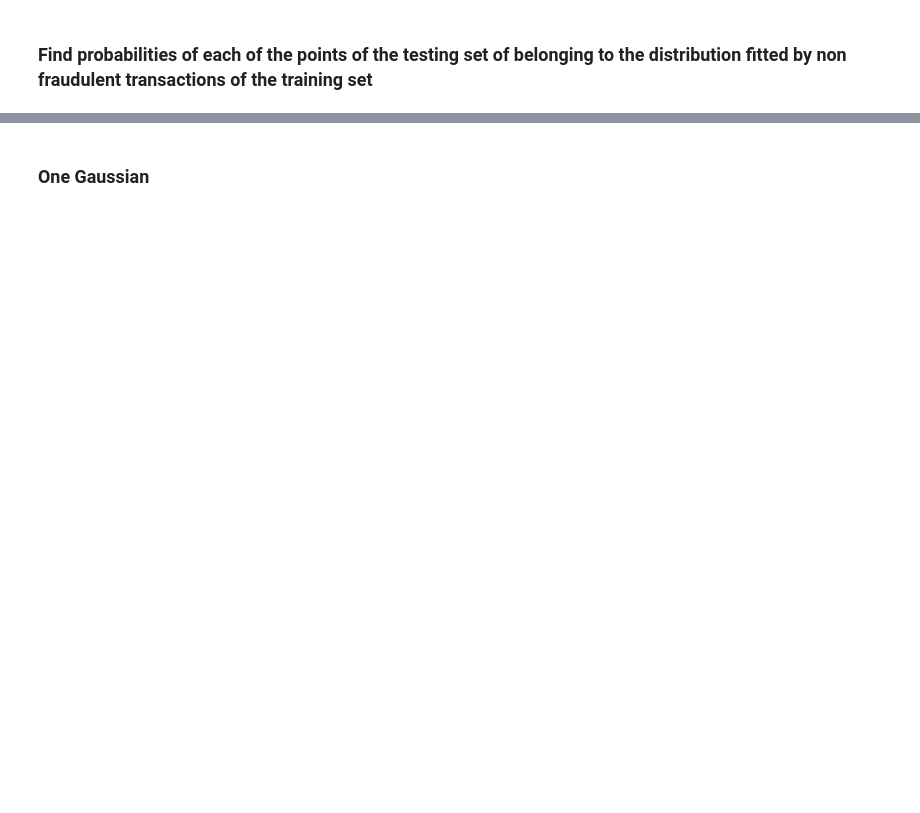
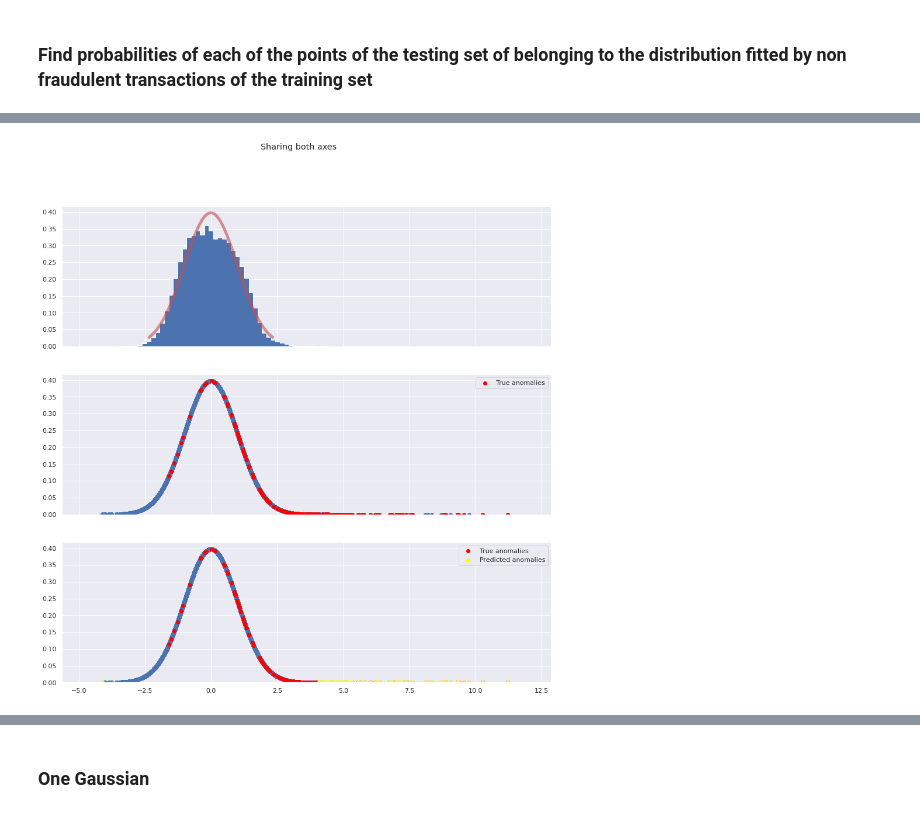
Before and after one commit to armandordorica/APS1070_Anomaly_Detection, a Jupyter notebook: APS1070_Project_2_part_2_only.ipynb, the cells around one changed output, grey strips where cells are left out. Saved outputs shown, nothing was run; the diff lists cells and outputs as text; code cells hidden in the pictures; blank space fills up the shorter version.

Commit message:
Calculate optimal epsilon

```diff
--- a/APS1070_Project_2_part_2_only.ipynb
+++ b/APS1070_Project_2_part_2_only.ipynb
@@ -225,8 +230,12 @@ y = df['Class']
 X = df.loc[:, df.columns != 'Class']
 
 X_train, X_test, y_train, y_test = train_test_split(X, y, test_size=0.33, random_state=1)
+
+y_train = y_train.to_frame()
+filter_indices = y_train[y_train['Class']==0].index
+
 non_fraud_X_train = X_train.loc[filter_indices]
 # %%
-epsilons = np.arange(0.01,0.5,0.05)
+epsilons = np.arange(0.0001,0.3,0.01)
 epsilons
 # %% [output]
@@ -324,7 +248,0 @@ plt.legend()
-# %%
-from sklearn.metrics import f1_score
-y_true = summary_df['y_test']
-y_pred = summary_df['y_pred']
-
-f1_score = f1_score(y_true, y_pred)
-f1_score
@@ -342,0 +249,81 @@ results
+# %%
+
+for i in range(0, len(epsilons)):
+  var_name = 'V11'
+  epsilon = epsilons[i]
+  print("Epsilon: {}".format(epsilon))
+
+  arr = np.array(non_fraud_X_train[var_name])
+  std_dev = np.std(arr)
+  mean = np.mean(arr)
+
+
+  norm = stats.norm(
+
+      loc = mean,  ### REPLACE "0" WITH YOUR CODE TO GET THE MEAN OF V11 ###
+      scale = std_dev ### REPLACE "0" WITH YOUR CODE TO GET THE STANDARD DEVIATION OF V11 ###
+
+  )
+
+
+
+  fig, axs = plt.subplots(3, sharex=True, sharey=True, figsize=(15, 15))
+  fig.suptitle('Sharing both axes')
+
+
+
+  x = np.linspace(norm.ppf(0.01),
+                  norm.ppf(0.99), 100)
+  axs[0].plot(x, norm.pdf(x),
+        'r-', lw=5, alpha=0.6, label='norm pdf')
+  axs[0].hist(X_train[var_name].values, density=True, histtype='stepfilled', bins=100);
+
+
+  x = np.array(X_test[var_name])
+  mu = mean
+  sigma = std_dev
+  probs = p_x(x, mu, sigma)
+  preds = np.where(probs < epsilon, 1, 0)
+
+  summary_df = pd.DataFrame(np.hstack((x[:, None], probs[:,None], y_test[:,None], preds[:,None])), columns=['X_test', 'p(x)', 'y_test', 'y_pred'])
+
+
+  axs[1].scatter(summary_df['X_test'], summary_df['p(x)'])
+  axs[1].scatter(summary_df[summary_df['y_test']==1]['X_test'], summary_df[summary_df['y_test']==1]['p(x)'], color='red', label = 'True anomalies')
+  axs[1].legend()
+
+
+
+  axs[2].scatter(summary_df['X_test'], summary_df['p(x)'])
+  axs[2].scatter(summary_df[summary_df['y_test']==1]['X_test'], summary_df[summary_df['y_test']==1]['p(x)'], color='red', label = 'True anomalies')
+  axs[2].scatter(summary_df[summary_df['y_pred']==1]['X_test'], summary_df[summary_df['y_pred']==1]['p(x)'], color='yellow', label = 'Predicted anomalies')
+  axs[2].legend()
+
+
+
+  plt.show()
+
+
+  fpr, tpr, thresholds = roc_curve(summary_df['y_test'], summary_df['p(x)'])
+  auc = roc_auc_score(summary_df['y_test'], summary_df['p(x)'])
+  print('AUC: %.3f' % auc)
+
+  fpr_sc, tpr_sc, _ = roc_curve(y_test, 1-probs)
+  plt.plot(fpr_sc, tpr_sc, linestyle = '--', label='Single Component')
+  plt.xlabel('False Positive Rate')
+  plt.ylabel('True Positive Rate')
+  plt.legend()
+  plt.show()
+
+
+  from sklearn.metrics import f1_score
+
+  f1_score = f1_score(summary_df['y_test'], summary_df['y_pred'])
+  print("F1 score: %.3f" % f1_score)
+
+  new_results = pd.DataFrame({"var_name":[var_name], "epsilon":[epsilon], "AUC":[auc], "F1_score":[f1_score]})
+
+  results = results.append(new_results)
+  results = results.drop_duplicates()
+  print(results)
+# %% [output]
@@ -342,0 +331 @@ results
+[figure, added]
```
Also changed, not shown: parts of 38 cells of this notebook.
